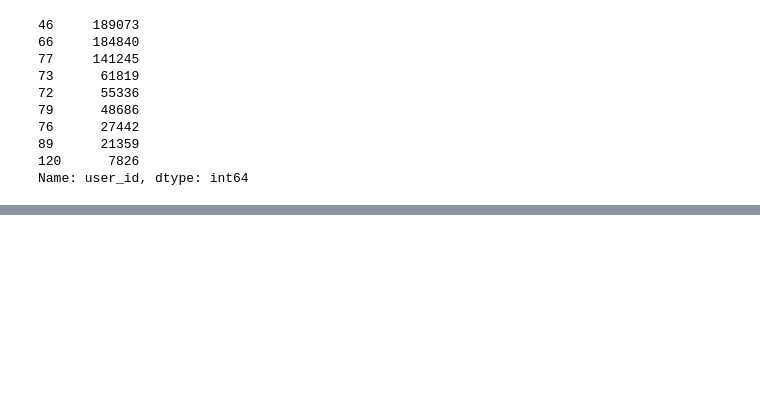
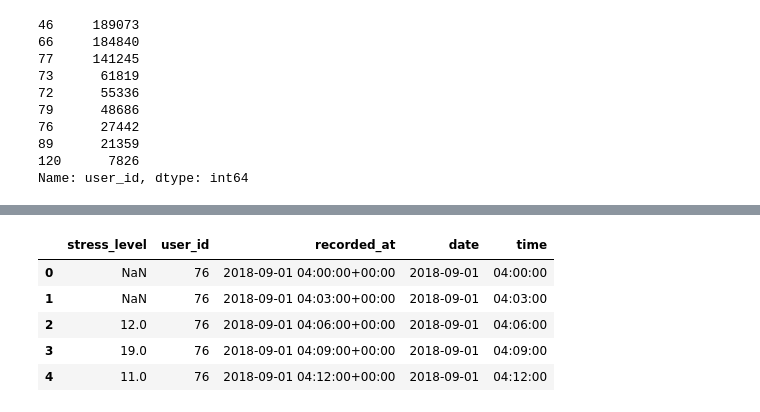
Before and after one commit to qweliant/DS-Unit-2-Applied-Modeling, a Jupyter notebook: module1/assignment_applied_modeling_1.ipynb, the cells around one changed output, grey strips where cells are left out. Cells and saved outputs as stored; diff of their text form; code cells hidden in the pictures; blank space fills up the shorter version.

```diff
--- a/module1/assignment_applied_modeling_1.ipynb
+++ b/module1/assignment_applied_modeling_1.ipynb
@@ -61,4 +84,7 @@ recorded_at              datetime64[ns, UTC]
 dtype: object
+# %%
+# I know that -1 and -2 are errors in the data so lets remove em
+lmbk = lmbk.replace(to_replace=[-1, -2], value=np.nan)
 # %%
 lmbk.user_id.value_counts()
 # %% [output]
@@ -74,0 +112,2 @@ Name: user_id, dtype: int64
+# %%
+lmbk = drop_col(lmbk, ['Unnamed: 0','created_at', 'id', 'readable_stress_level'])
@@ -74,0 +129,9 @@ Name: user_id, dtype: int64
+# %%
+lmbk.head()
+# %% [output]
+|  | stress_level | user_id | recorded_at | date | time |
+| 0 | NaN | 76 | 2018-09-01 04:00:00+00:00 | 2018-09-01 | 04:00:00 |
+| 1 | NaN | 76 | 2018-09-01 04:03:00+00:00 | 2018-09-01 | 04:03:00 |
+| 2 | 12.0 | 76 | 2018-09-01 04:06:00+00:00 | 2018-09-01 | 04:06:00 |
+| 3 | 19.0 | 76 | 2018-09-01 04:09:00+00:00 | 2018-09-01 | 04:09:00 |
+| 4 | 11.0 | 76 | 2018-09-01 04:12:00+00:00 | 2018-09-01 | 04:12:00 |
```
Also changed, not shown: parts of 35 cells of this notebook.
